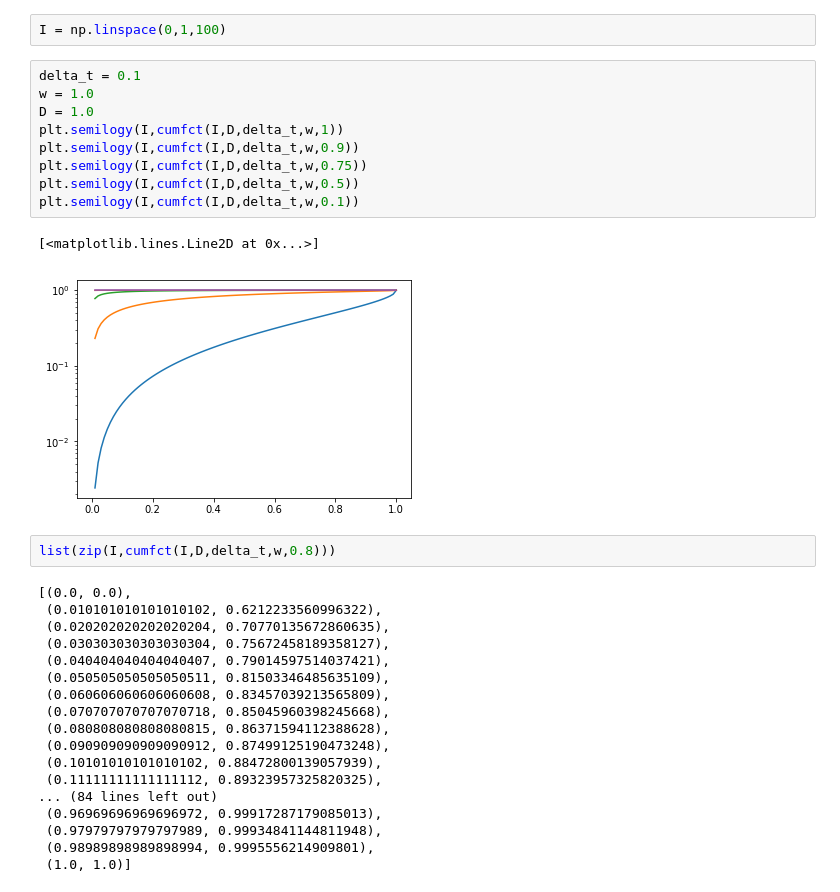
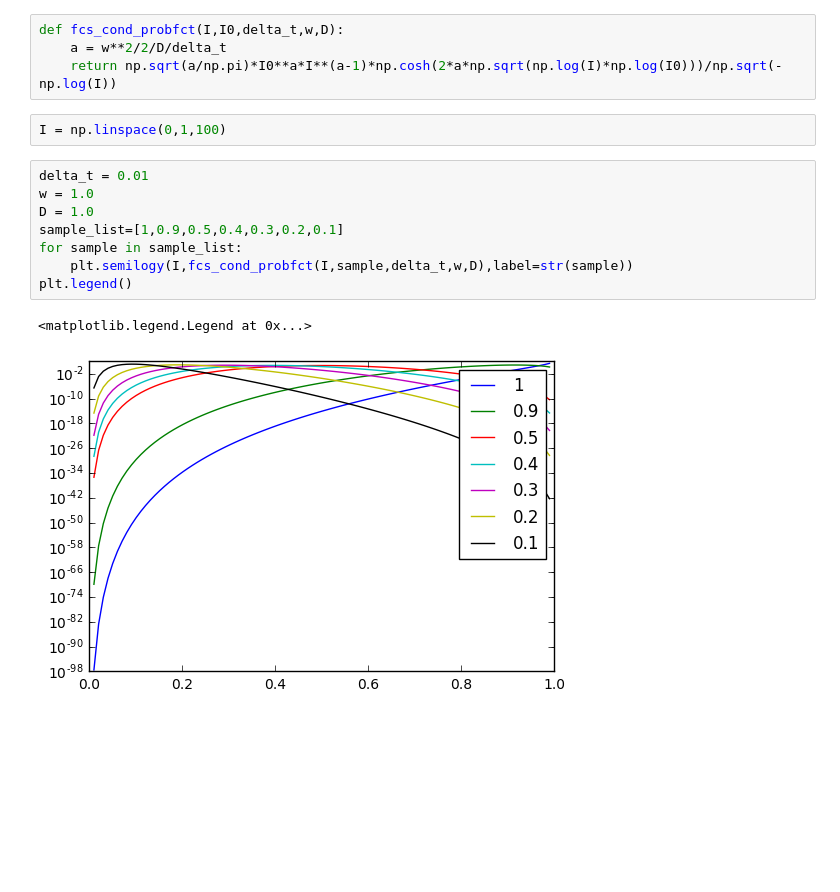
Before and after one commit to hstrey/FCS-simulations, a Jupyter notebook: Conditional Probability FCS.ipynb, the cells around one changed output. Saved outputs shown, nothing was run; the diff lists cells and outputs as text; blank space fills up the shorter version.

```diff
--- a/Conditional Probability FCS.ipynb
+++ b/Conditional Probability FCS.ipynb
@@ -10,34 +7,17 @@ def cumfct(I,D,delta_t,w,I0):
+# %%
+def fcs_cond_probfct(I,I0,delta_t,w,D):
+    a = w**2/2/D/delta_t
+    return np.sqrt(a/np.pi)*I0**a*I**(a-1)*np.cosh(2*a*np.sqrt(np.log(I)*np.log(I0)))/np.sqrt(-np.log(I))
 # %%
 I = np.linspace(0,1,100)
-# %%
-delta_t = 0.1
-w = 1.0
-D = 1.0
-plt.semilogy(I,cumfct(I,D,delta_t,w,1))
-plt.semilogy(I,cumfct(I,D,delta_t,w,0.9))
-plt.semilogy(I,cumfct(I,D,delta_t,w,0.75))
-plt.semilogy(I,cumfct(I,D,delta_t,w,0.5))
-plt.semilogy(I,cumfct(I,D,delta_t,w,0.1))
-# %% [output]
-[<matplotlib.lines.Line2D at 0x...>]
-[figure, removed]
-# %%
-list(zip(I,cumfct(I,D,delta_t,w,0.8)))
-# %% [output]
-[(0.0, 0.0),
- (0.010101010101010102, 0.6212233560996322),
- (0.020202020202020204, 0.70770135672860635),
- (0.030303030303030304, 0.75672458189358127),
- (0.040404040404040407, 0.79014597514037421),
- (0.050505050505050511, 0.81503346485635109),
- (0.060606060606060608, 0.83457039213565809),
- (0.070707070707070718, 0.85045960398245668),
- (0.080808080808080815, 0.86371594112388628),
- (0.090909090909090912, 0.87499125190473248),
- (0.10101010101010102, 0.88472800139057939),
- (0.11111111111111112, 0.89323957325820325),
-... (84 lines left out)
- (0.96969696969696972, 0.99917287179085013),
- (0.97979797979797989, 0.99934841144811948),
- (0.98989898989898994, 0.9995556214909801),
- (1.0, 1.0)]
+# %%
+delta_t = 0.01
+w = 1.0
+D = 1.0
+sample_list=[1,0.9,0.5,0.4,0.3,0.2,0.1]
+for sample in sample_list:
+    plt.semilogy(I,fcs_cond_probfct(I,sample,delta_t,w,D),label=str(sample))
+plt.legend()
+# %% [output]
+<matplotlib.legend.Legend at 0x...>
+[figure, added]
```
Also changed, not shown: parts of 1 cell of this notebook.
